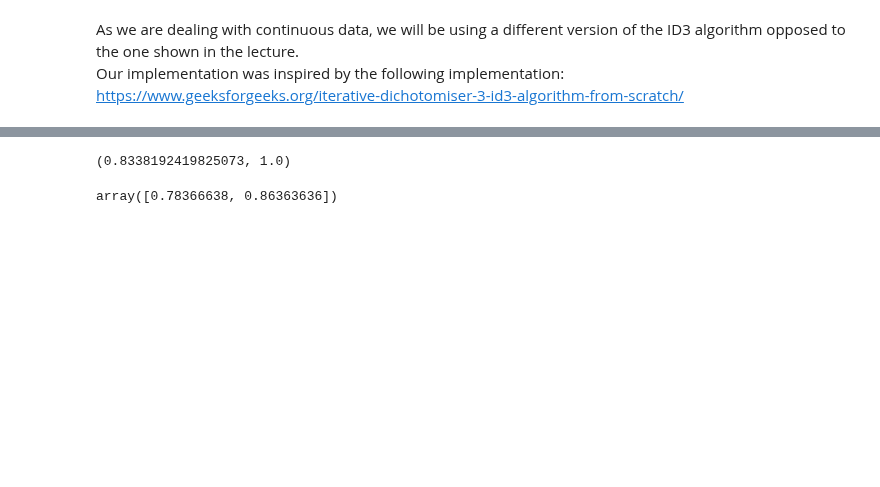
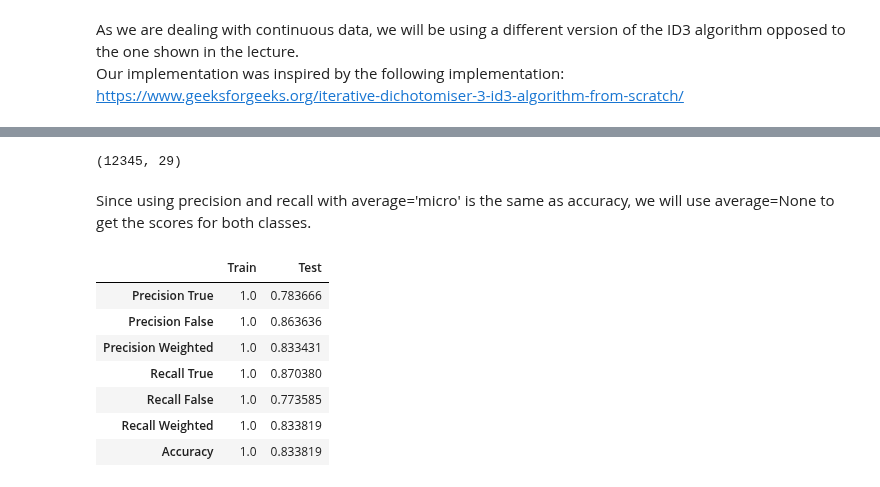
Before and after one commit to MartinH2k3/IAUProject, a Jupyter notebook: Phase3M.ipynb, the cells around one changed output, grey strips where cells are left out. Saved outputs shown, nothing was run; the diff lists cells and outputs as text; code cells hidden in the pictures; blank space fills up the shorter version.

```diff
--- a/Phase3M.ipynb
+++ b/Phase3M.ipynb
@@ -94,14 +99,14 @@ class ID3classifier:
         self.min_samples_split: int = min_samples_split
         self.threshold: float = threshold
 
-    def fit(self, data_samples: list[list[float]], target_values: list[int]):
+    def fit(self, data_samples: np.array, target_values: list[int]):
         self.root = self._build(data_samples, target_values)
 
     def _build(self, X, y, depth=0):
         # going through halt conditions
         if (len(set(y)) == 1 or
                 (self.max_depth is not None and depth >= self.max_depth) or
-                (len(y) < self.min_samples_split)):
+                (y.shape[0] < self.min_samples_split)):
             return self.Node(result=Counter(y).most_common(1)[0][0])
 
         best_entropy_gain = 0
@@ -140,7 +145,7 @@ class ID3classifier:
         if self.root is None:
             raise ValueError('The model has not been trained yet.')
 
-        # the depth has to be at least 2, including root
+        # the depth has to be at least 2, including root, because it's a condition in the assignment
         if self.root.left_child is None and self.root.right_child is None:
             return None
         return self._predict(self.root, item)
@@ -153,0 +161,26 @@ class ID3classifier:
+# %%
+def show_metrics(predicted_train, predicted_test, real_train, real_test):
+    test_precision_scores   = precision_score(real_test, predicted_test, average=None)
+    test_precision_true     = test_precision_scores[0]
+    test_precision_false    = test_precision_scores[1]
+    test_precision_weighted = precision_score(real_test, predicted_test, average='weighted')
+    test_recall_scores      = recall_score(real_test, predicted_test, average=None)
+    test_recall_false       = test_recall_scores[0]
+    test_recall_true        = test_recall_scores[1]
+    test_recall_weighted    = recall_score(real_test, predicted_test, average='weighted')
+    test_accuracy           = accuracy_score(real_test, predicted_test)
+    train_precision_scores  = precision_score(real_train, predicted_train, average=None)
+    train_precision_true    = train_precision_scores[0]
+    train_precision_false   = train_precision_scores[1]
+    train_precision_weighted= precision_score(real_train, predicted_train, average='weighted')
+    train_recall_scores     = recall_score(real_train, predicted_train, average=None)
+    train_recall_false      = train_recall_scores[0]
+    train_recall_true       = train_recall_scores[1]
+    train_recall_weighted   = recall_score(real_train, predicted_train, average='weighted')
+    train_accuracy          = accuracy_score(real_train, predicted_train)
+
+    df = pd.DataFrame({
+        'Train': [train_precision_true, train_precision_false, train_precision_weighted, train_recall_true, train_recall_false, train_recall_weighted, train_accuracy],
+        'Test': [test_precision_true, test_precision_false, test_precision_weighted, test_recall_true, test_recall_false, test_recall_weighted, test_accuracy]
+    }, index=['Precision True', 'Precision False', 'Precision Weighted', 'Recall True', 'Recall False', 'Recall Weighted', 'Accuracy'])
+    return df
@@ -154,14 +202,9 @@ class ID3classifier:
 # %%
-classifier = ID3classifier()
-classifier.fit(X_train.values, y_train.values)
+unmodified_id3 = ID3classifier()
+unmodified_id3.fit(X_train.values, y_train.values)
+# %% [output]
+(12345, 29)
 # %%
-y_pred = np.array([classifier.predict(item) for item in X_test.values])
-y_pred_train = np.array([classifier.predict(item) for item in X_train.values])
+# getting predicted values for testing data, but also training data to check for overfitting
+y_pred = np.array([unmodified_id3.predict(item) for item in X_test.values])
+y_pred_train = np.array([unmodified_id3.predict(item) for item in X_train.values])
-# %%
-accuracy_score(y_test, y_pred), accuracy_score(y_train, y_pred_train)
-# %% [output]
-(0.8338192419825073, 1.0)
-# %%
-precision_score(y_test, y_pred, average=None)
-# %% [output]
-array([0.78366638, 0.86363636])
@@ -169,0 +211,13 @@ import multiprocessing as mp
+# %% [markdown]
+Since using precision and recall with average='micro' is the same as accuracy, we will use average=None to get the scores for both classes.
+# %%
+show_metrics(y_pred_train, y_pred, y_train, y_test)
+# %% [output]
+|  | Train | Test |
+| Precision True | 1.0 | 0.783666 |
+| Precision False | 1.0 | 0.863636 |
+| Precision Weighted | 1.0 | 0.833431 |
+| Recall True | 1.0 | 0.870380 |
+| Recall False | 1.0 | 0.773585 |
+| Recall Weighted | 1.0 | 0.833819 |
+| Accuracy | 1.0 | 0.833819 |
```
Also changed, not shown: parts of 25 cells of this notebook.
